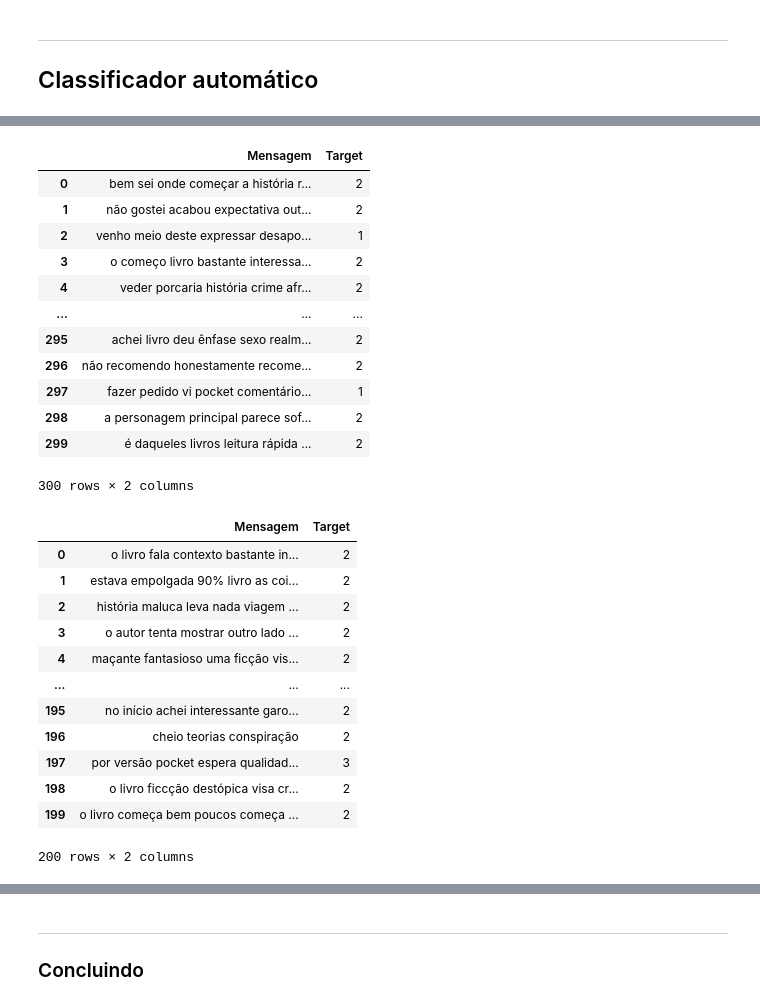
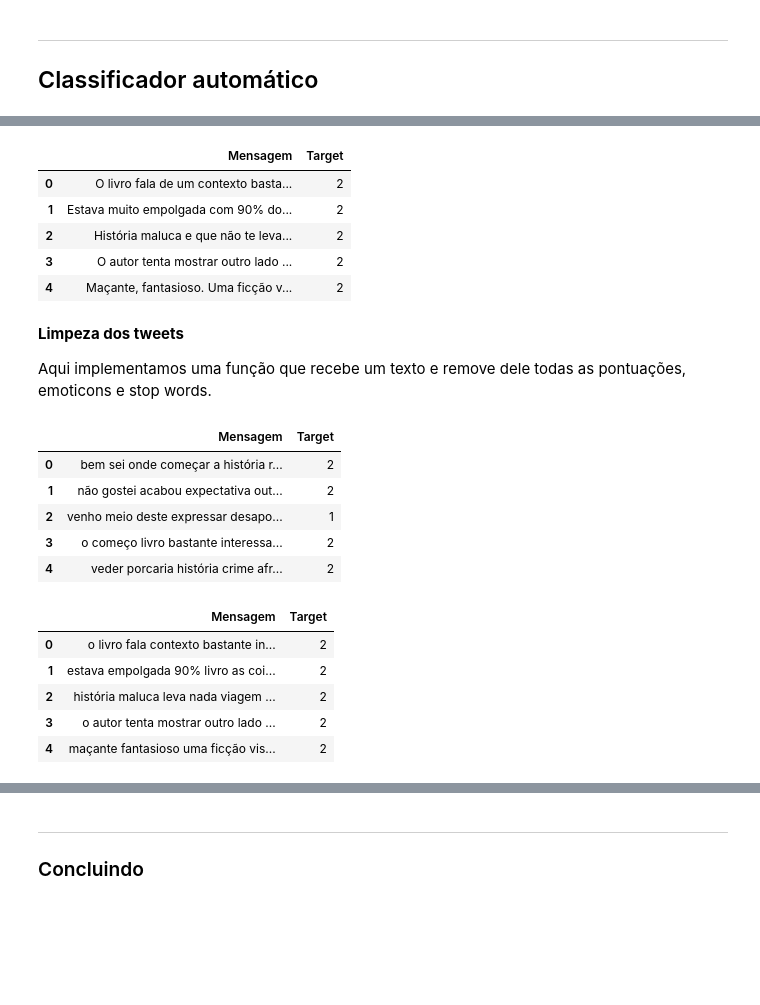
Before and after one commit to Phvr06/cdados-p1, a Jupyter notebook: Projeto1 Template.ipynb, the cells around one changed output, grey strips where cells are left out. Saved outputs shown, nothing was run; the diff lists cells and outputs as text; code cells hidden in the pictures; blank space fills up the shorter version.

Commit message:
comentários e ajustes

```diff
--- a/Projeto1 Template.ipynb
+++ b/Projeto1 Template.ipynb
@@ -80,17 +75,21 @@ train
+# %%
+test.head()
+# %% [output]
+|  | Mensagem | Target |
+| 0 | O livro fala de um contexto basta... | 2 |
+| 1 | Estava muito empolgada com 90% do... | 2 |
+| 2 | História maluca e que não te leva... | 2 |
+| 3 | O autor tenta mostrar outro lado ... | 2 |
+| 4 | Maçante, fantasioso. Uma ficção v... | 2 |
+# %% [markdown]
+<b>Limpeza dos tweets</b>
+
+Aqui implementamos uma função que recebe um texto e remove dele todas as pontuações, emoticons e stop words.
 # %%
 import re
 
 def cleanup(text):
-    """
-        Função de limpeza muito simples que troca alguns sinais básicos por espaços
-    """
-    texto_sem_stop_words = ''
-    for palavra in text.split():
-        if palavra not in stop_words:
-            texto_sem_stop_words += palavra + ' '
-
-    punctuation = r'[\`\"\!\-\.\:\?\;\$\'\,]' # Note que os sinais [] são delimitadores de um conjunto.
-    pattern = re.compile(punctuation)
+    pattern = re.compile(r'[\`\"\!\-\.\:\?\;\$\'\,]')
     emoji_pattern = re.compile("["
                         u"\U0001F600-\U0001F64F"  # emoticons
                         u"\U0001F300-\U0001F5FF"  # symbols & pictographs
@@ -99,30 +98,30 @@ def cleanup(text):
                         u"\U00002702-\U000027B0"
                         u"\U000024C2-\U0001F251"
                         "]+", flags=re.UNICODE)
-    text_subbed = re.sub(emoji_pattern, '', texto_sem_stop_words)
-    text_subbed = re.sub(pattern, '', text_subbed)
-    return text_subbed.lower()
+
+    texto_sem_pontos = re.sub(pattern, '', text)
+    texto_sem_emoticons = re.sub(emoji_pattern, '', texto_sem_pontos)
+
+    texto_limpo = ''
+    for palavra in texto_sem_emoticons.split():
+        if palavra not in stop_words:
+            texto_limpo += palavra + ' '
+
+    return texto_limpo.lower()
 # %%
 train['Mensagem'] = train['Mensagem'].apply(cleanup)
 test['Mensagem'] = test['Mensagem'].apply(cleanup)
 # %%
-train
+train.head()
 # %% [output]
 |  | Mensagem | Target |
 | 0 | bem sei onde começar a história r... | 2 |
 | 1 | não gostei acabou expectativa out... | 2 |
 | 2 | venho meio deste expressar desapo... | 1 |
 | 3 | o começo livro bastante interessa... | 2 |
 | 4 | veder porcaria história crime afr... | 2 |
-| ... | ... | ... |
-| 295 | achei livro deu ênfase sexo realm... | 2 |
-| 296 | não recomendo honestamente recome... | 2 |
-| 297 | fazer pedido vi pocket comentário... | 1 |
-| 298 | a personagem principal parece sof... | 2 |
-| 299 | é daqueles livros leitura rápida ... | 2 |
-300 rows × 2 columns
 # %%
-test
+test.head()
 # %% [output]
 |  | Mensagem | Target |
 | 0 | o livro fala contexto bastante in... | 2 |
@@ -130,11 +129,4 @@ test
 | 2 | história maluca leva nada viagem ... | 2 |
 | 3 | o autor tenta mostrar outro lado ... | 2 |
 | 4 | maçante fantasioso uma ficção vis... | 2 |
-| ... | ... | ... |
-| 195 | no início achei interessante garo... | 2 |
-| 196 | cheio teorias conspiração | 2 |
-| 197 | por versão pocket espera qualidad... | 3 |
-| 198 | o livro ficcção destópica visa cr... | 2 |
-| 199 | o livro começa bem poucos começa ... | 2 |
-200 rows × 2 columns
 # %%
```
Also changed, not shown: parts of 22 cells of this notebook.
